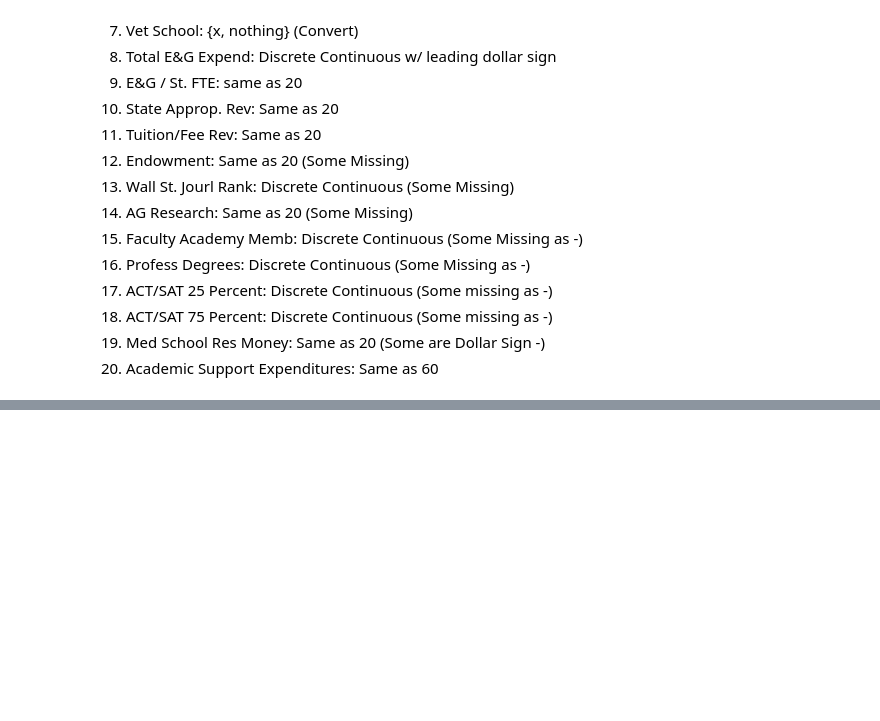
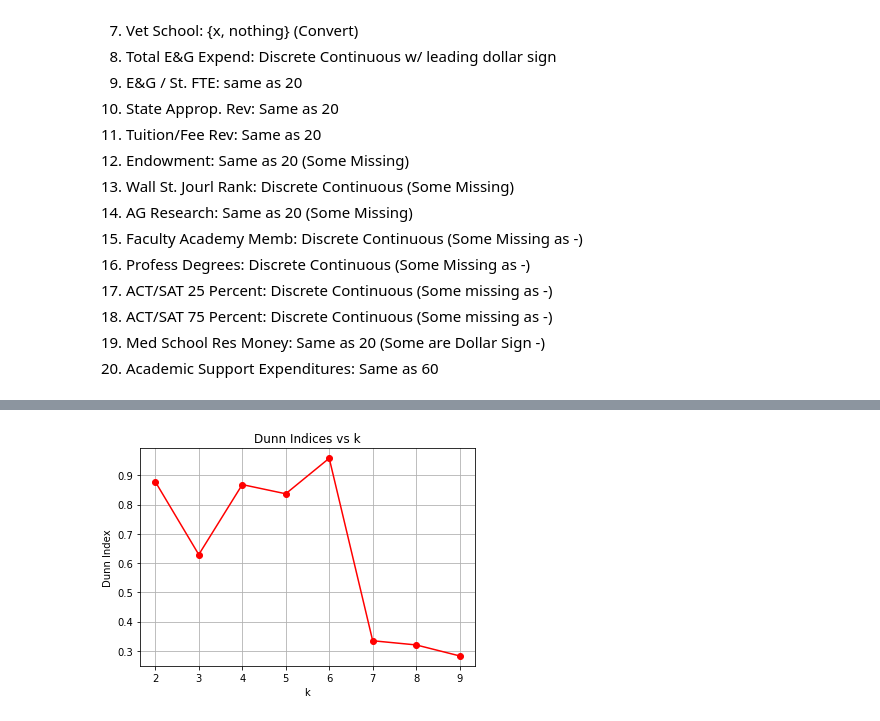
Before and after one commit to ilumsden/COSC528, a Jupyter notebook: project2/Devel.ipynb, the cells around one changed output, grey strips where cells are left out. Saved outputs shown, nothing was run; the diff lists cells and outputs as text; code cells hidden in the pictures; blank space fills up the shorter version.

```diff
--- a/project2/Devel.ipynb
+++ b/project2/Devel.ipynb
@@ -104,0 +101,4 @@ plot_2PC(data)
+# %%
+centroids, fitted_data = k_means_train(data, i)
+peers = find_UT(fitted_data, dataf)
+peers
@@ -104,0 +115,8 @@ plot_2PC(data)
+# %%
+dunns = []
+for i in range(2, 10):
+    centroids, fitted_data = k_means_train(pca_data, i)
+    dunns.append(get_dunn(centroids, fitted_data))
+plot_dunns(dunns)
+# %% [output]
+[figure, added]
```
Also changed, not shown: parts of 13 cells of this notebook, 4 other files.
